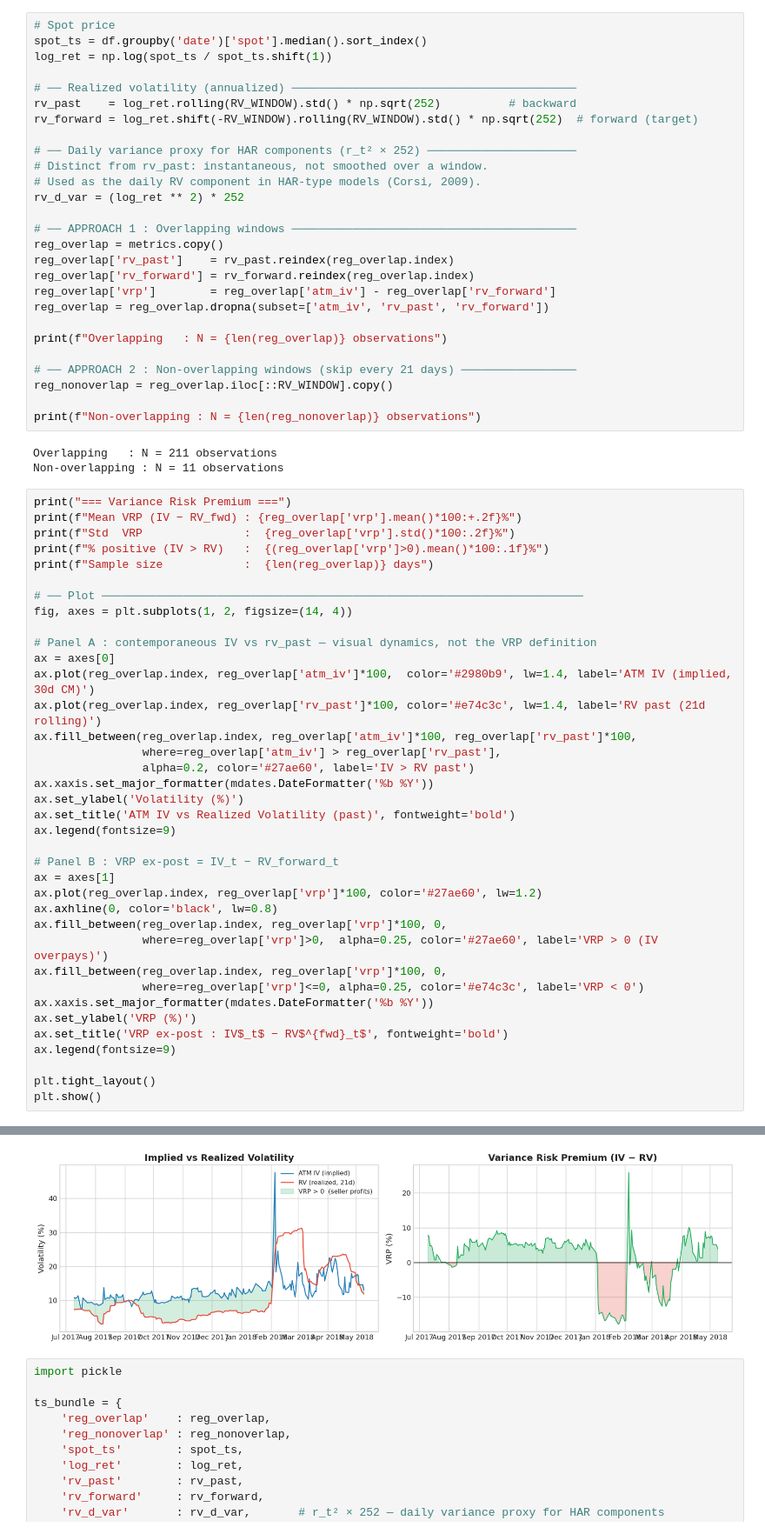
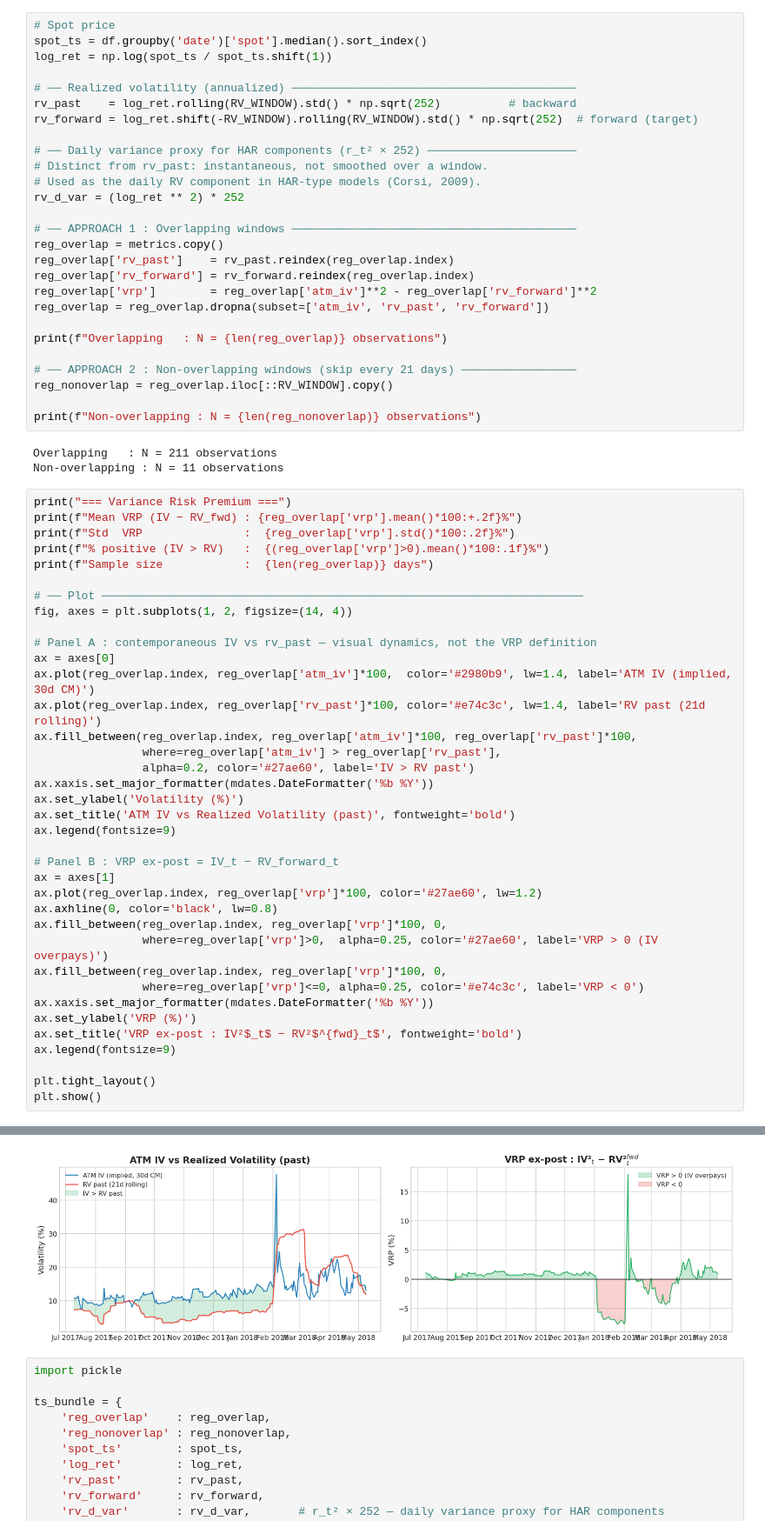
Before and after one commit to GabrielDelhay/Econometrics-project, a Jupyter notebook: Features_Engineering.ipynb, the cells around one changed output, grey strips where cells are left out. Shown at 87% size. Drawn from its saved outputs; the diff is of its cells as text.

```diff
--- a/Features_Engineering.ipynb
+++ b/Features_Engineering.ipynb
@@ -393,7 +393,7 @@ rv_d_var = (log_ret ** 2) * 252
 reg_overlap = metrics.copy()
 reg_overlap['rv_past']    = rv_past.reindex(reg_overlap.index)
 reg_overlap['rv_forward'] = rv_forward.reindex(reg_overlap.index)
-reg_overlap['vrp']        = reg_overlap['atm_iv'] - reg_overlap['rv_forward']
+reg_overlap['vrp']        = reg_overlap['atm_iv']**2 - reg_overlap['rv_forward']**2
 reg_overlap = reg_overlap.dropna(subset=['atm_iv', 'rv_past', 'rv_forward'])
 
 print(f"Overlapping   : N = {len(reg_overlap)} observations")
@@ -437,7 +437,7 @@ ax.fill_between(reg_overlap.index, reg_overlap['vrp']*100, 0,
                 where=reg_overlap['vrp']<=0, alpha=0.25, color='#e74c3c', label='VRP < 0')
 ax.xaxis.set_major_formatter(mdates.DateFormatter('%b %Y'))
 ax.set_ylabel('VRP (%)')
-ax.set_title('VRP ex-post : IV$_t$ − RV$^{fwd}_t$', fontweight='bold')
+ax.set_title('VRP ex-post : IV²$_t$ − RV²$^{fwd}_t$', fontweight='bold')
 ax.legend(fontsize=9)
 
 plt.tight_layout()
@@ -452,4 +451,4 @@ Sample size        :  211 days
-[figure, old version]
+[figure, new version]
 # %%
 import pickle
 
```
Also changed, not shown: parts of 2 cells of this notebook, 1 other file.
